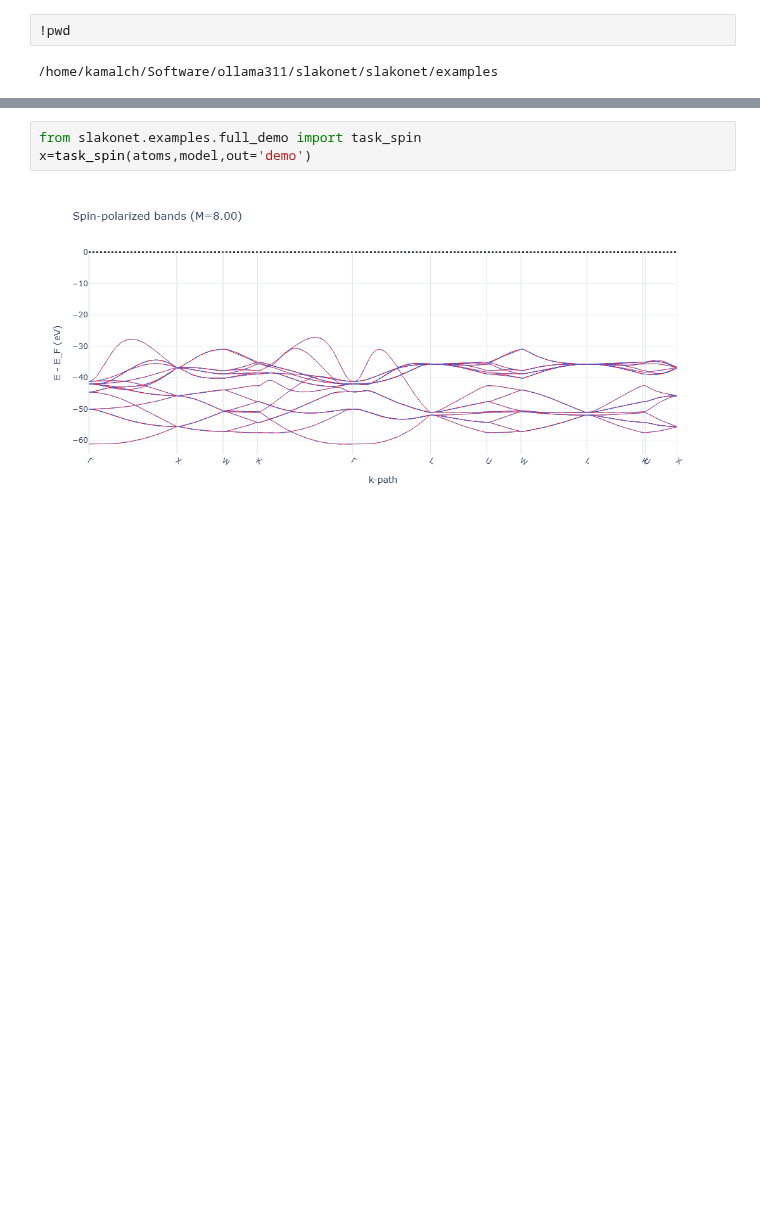
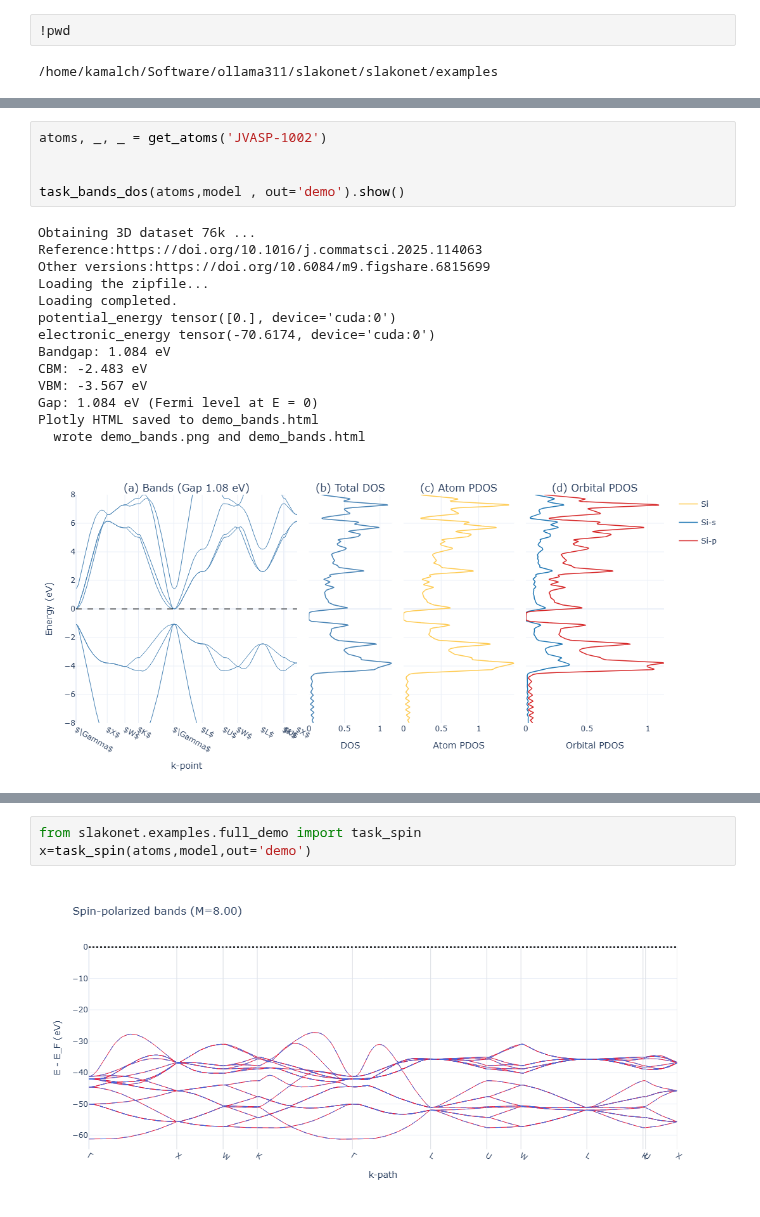
Before and after one commit to atomgptlab/slakonet, a Jupyter notebook: slakonet/examples/full_demo.ipynb, the cells around one changed output, grey strips where cells are left out. Cells and saved outputs as stored; diff of their text form; blank space fills up the shorter version.

```diff
--- a/slakonet/examples/full_demo.ipynb
+++ b/slakonet/examples/full_demo.ipynb
@@ -32,0 +33,20 @@ Total time: 22.65s
+# %%
+atoms, _, _ = get_atoms('JVASP-1002')
+
+
+task_bands_dos(atoms,model , out='demo').show()
+# %% [output]
+Obtaining 3D dataset 76k ...
+Reference:https://doi.org/10.1016/j.commatsci.2025.114063
+Other versions:https://doi.org/10.6084/m9.figshare.6815699
+Loading the zipfile...
+Loading completed.
+potential_energy tensor([0.], device='cuda:0')
+electronic_energy tensor(-70.6174, device='cuda:0')
+Bandgap: 1.084 eV
+CBM: -2.483 eV
+VBM: -3.567 eV
+Gap: 1.084 eV (Fermi level at E = 0)
+Plotly HTML saved to demo_bands.html
+  wrote demo_bands.png and demo_bands.html
+[figure, added]
```
Also changed, not shown: parts of 6 cells of this notebook, 7 other files.
